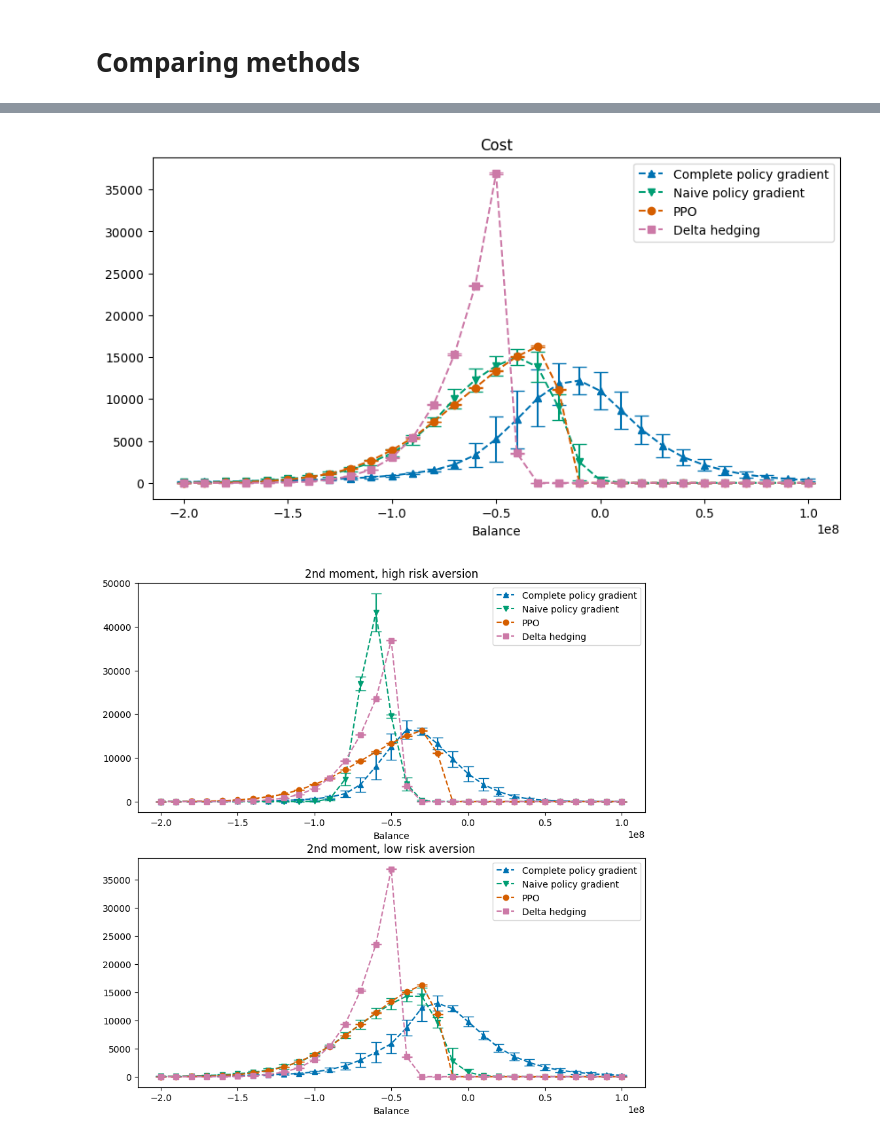
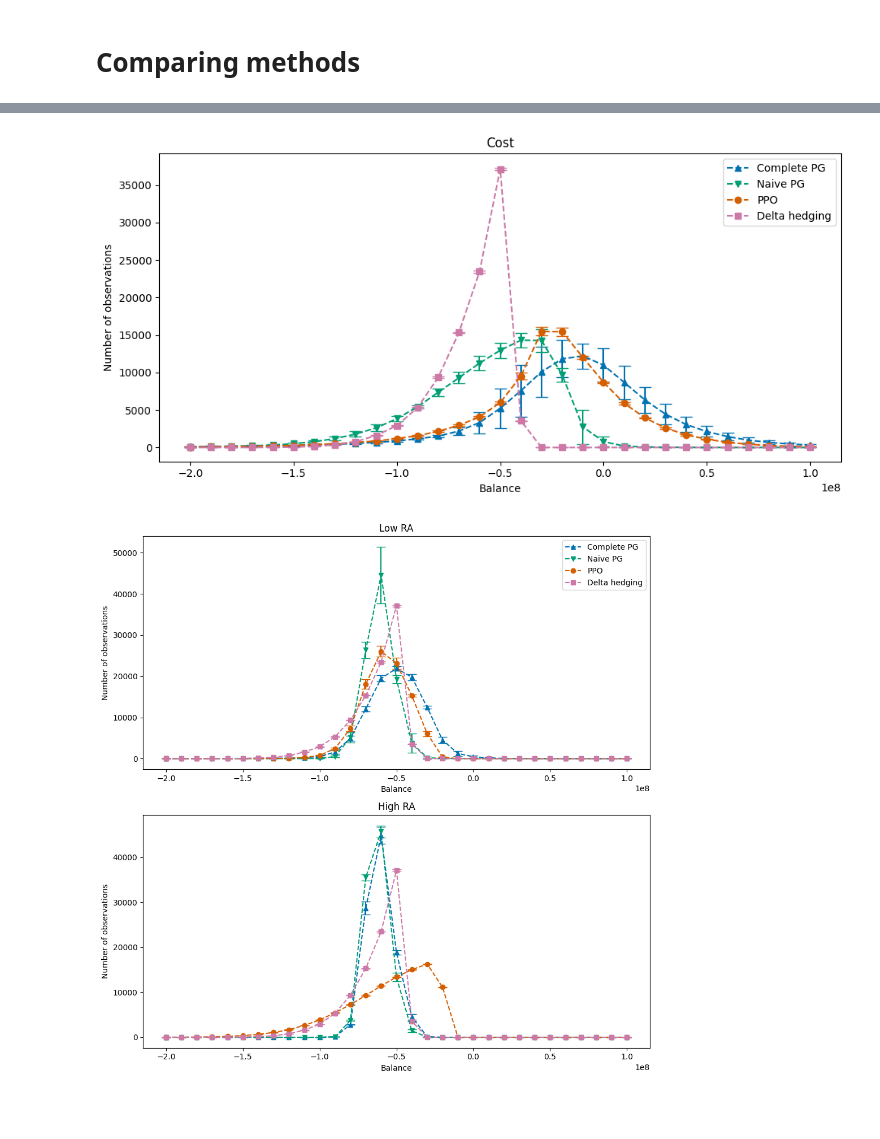
Before and after one commit to hhultin/policy-gradient, a Jupyter notebook: Option Hedging Evaluation.ipynb, the cells around one changed output, grey strips where cells are left out. Cells and saved outputs as stored; diff of their text form; code cells hidden in the pictures; blank space fills up the shorter version.

```diff
--- a/Option Hedging Evaluation.ipynb
+++ b/Option Hedging Evaluation.ipynb
@@ -116,13 +26,14 @@ plt.show()
 # %%
 results = []
 filenames = []
+directory_str = "results/hedging/"
 directory = os.fsencode(directory_str)
-gradient_types = {"complete": "Complete policy gradient", "naive": "Naive policy gradient", "ppo": "PPO"}
-objectives = {"cost": "Cost", "forsyth_high": "2nd moment, high risk aversion", "forsyth_low": "2nd moment, low risk aversion", "exponential_high": "Exponential, high risk aversion", "exponential_low": "Exponential, low risk aversion"}
+gradient_types = {"complete": "Complete PG", "naive": "Naive PG", "ppo": "PPO"}
+objectives = {"cost": "Cost", "exponential_low": "Low RA", "exponential_high": "High RA"}
 objectives_list = list(objectives.keys())
-objective_types = ("cost", "forsyth", "exponential")
-param_values = (None, 0, 50, 2e-7, 2e-8, 0.01)
-baselines_str = {"delta": "Delta hedging", "no_trading": "No hedging"}
+objective_types = ("cost", "exponential")
+param_values = (None, 2e-8, 2e-7, 0.01)
+baselines_str = {"delta": "Delta hedging", "no_hedging": "No hedging"}
 
 for file in os.listdir(directory):
     filename = os.fsdecode(file)
@@ -133,7 +44,7 @@ for file in os.listdir(directory):
 num_runs = results[0]["num_runs"]
 columns = ["objective"] + list(baselines_str.values())
 for e1,e2 in product(objectives.values(), gradient_types.values()):
-    columns.append(e1+": "+e2)
+    columns.append(e2+": "+e1)
 
 objectives_list.append('es')
 objectives["es"] = "Expected shortfall"
@@ -148,26 +59,22 @@ for i in range(len(results)):
     args = Namespace(**r)
     using_torch = True
     if "objective" in r:
-        if r["objective"] == "forsyth":
-            objective_name = "forsyth_low" if args.gamma == 50 else "forsyth_high"
-        elif r["objective"] == "exponential":
+        if r["objective"] == "exponential":
             objective_name = "exponential_low" if args.exp_param == 2e-8 else "exponential_high"
         else:
             objective_name = r["objective"]
     if filenames[i].startswith("option_hedging"):
-        c = objectives[objective_name] + ": " + gradient_types[r["gradient_type"]]
+        c = gradient_types[r["gradient_type"]] + ": " + objectives[objective_name]
     elif filenames[i].startswith("ppo_option_hedging"):
-        c = objectives[objective_name] + ": " + gradient_types["ppo"]
+        c = gradient_types["ppo"]  + ": " + objectives[objective_name]
         using_torch = False
     else:
         idx = filenames[i].find("option_hedging") - 1
-        c = baselines_str["no_trading" if filenames[i][:idx] == "baseline" else filenames[i][:idx]]
+        c = baselines_str[filenames[i][:idx]]
     names.append(c)
     for j in range(len(objectives)):
         args.objective = objectives_list[j].split("_")[0]
-        if args.objective == "forsyth":
-            args.gamma = param_values[j]
-        elif args.objective == "exponential":
+        if args.objective == "exponential":
             args.exp_param = param_values[j]
         if objectives_list[j] == "es":
             if using_torch:
@@ -179,7 +86,7 @@ for i in range(len(results)):
             vals = torch.mean(compute_objective(r["endvals"], args), axis=-1)
             df_hedging.loc[j*num_runs:(j+1)*num_runs-1, c] = vals.detach().numpy()
         else:
-            vals = np.mean(compute_objective(r["endvals"], args, using_torch=False), axis=-1)
+            vals = np.mean(compute_objective(r["endvals"].astype(np.float64), args, using_torch=False), axis=-1)
             df_hedging.loc[j*num_runs:(j+1)*num_runs-1, c] = vals
     torch_cols.append(using_torch)
 
@@ -216,7 +123,7 @@ grouped_hedging
 plt.style.use('seaborn-colorblind')
 markers = ("^--", "v--", "o--", "s--", "*--")
 cols = plt.rcParams['axes.prop_cycle'].by_key()['color']
-param_vals = (1,2,2)
+param_vals = (1,2)
 figs = [plt.subplots(i, 1, figsize=(10,5*i)) for i in param_vals]
 axs = [f[1] for f in figs]
 bins = (np.arange(-21, 11) + 0.5)*1e7
@@ -230,42 +137,43 @@ for fig_i in range(len(figs)):
         for j in range(len(results)):
             r = results[j]
             if "objective" in r:
-                if r["objective"] == "forsyth":
-                    objective_name = "forsyth_low" if r["gamma"] == 50 else "forsyth_high"
-                elif r["objective"] == "exponential":
+                if r["objective"] == "exponential":
                     objective_name = "exponential_low" if r["exp_param"] == 2e-8 else "exponential_high"
                 else:
                     objective_name = r["objective"]
             if "objective" in r.keys() and r["objective"] == objective_types[fig_i]:
                 idx = obj_list.index(objective_name)
                 if idx == ii:
-                    name = names[j].split("_")[0].replace("ppo", "PPO").split(": ")[-1]
+                    name = names[j].split(": ")[0]
                     if torch_cols[j]:
                         endvals = r["endvals"].detach().numpy()
                     else:
                         endvals = r["endvals"]
                     freqs = np.stack([np.histogram(endvals[n,:], bins=bins, density=False)[0] for n in range(num_runs)])
                     std_values = np.std(freqs, axis=0)
                     mean_values = np.mean(freqs, axis=0)
                     ax.errorbar(xs, mean_values, yerr=std_values, capsize=6, fmt=markers[col_idx], markersize=6)
                     ax.plot(xs[0], mean_values[0], markers[col_idx], label=name, color=cols[col_idx], markersize=6)
                     col_idx += 1
 
         for j in range(len(results)):
             if names[j] == "Delta hedging":
                 r = results[j]
                 freqs = np.stack([np.histogram(r["endvals"][n,:], bins=bins, density=False)[0] for n in range(num_runs)])
                 std_values = np.std(freqs, axis=0)
                 mean_values = np.mean(freqs, axis=0)
                 ax.errorbar(xs, mean_values, yerr=std_values, capsize=6, color=cols[col_idx], fmt=markers[col_idx], markersize=6)
                 ax.plot(xs[0], mean_values[0], markers[col_idx], label=names[j], color=cols[col_idx], markersize=6)
                 col_idx += 1
         ax.set_xlabel("Balance")
-        ax.legend()
+        ax.set_ylabel("Number of observations")
         ax.set_title(objectives[obj_list[ii]])
+        if ii == 0:
+            ax.legend()
 
+    figs[fig_i][0].tight_layout()
     tikzplotlib.save('results/hedging_histogram_{}.tex'.format(objective_types[fig_i]), figure=figs[fig_i][0], encoding='utf-8')
 plt.show()
 # %% [output]
-[figure, old version]
+[figure, new version]
-[figure, old version]
+[figure, new version]
```
Also changed, not shown: parts of 8 cells of this notebook, 7 other files.
